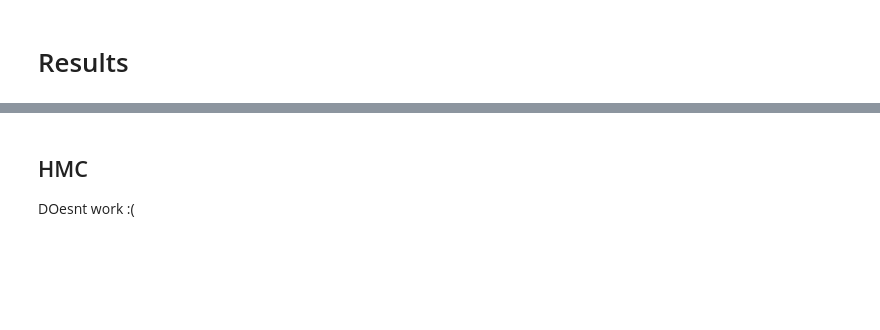
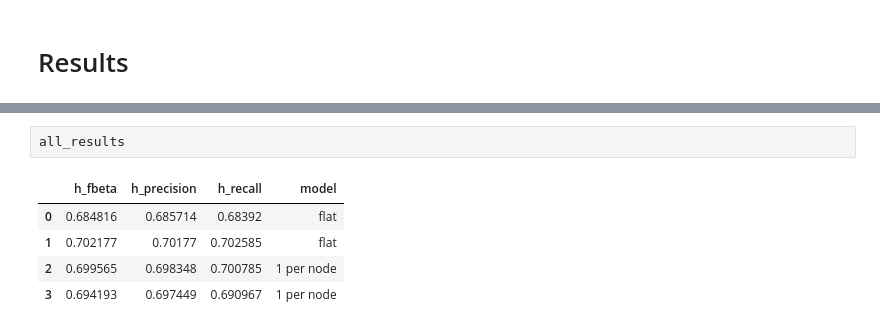
Before and after one commit to BrunoGomesCoelho/hierarquical-panda, a Jupyter notebook: experiments/top_down.ipynb, the cells around one changed output, grey strips where cells are left out. Drawn from its saved outputs; the diff is of its cells as text; blank space fills up the shorter version.

```diff
--- a/experiments/top_down.ipynb
+++ b/experiments/top_down.ipynb
@@ -413,4 +436,8 @@ def binary_per_node(df, mosquitos_hierarchy, encoding, clf):
-# %% [markdown]
-## HMC
-
-DOesnt work :(
+# %%
+all_results
+# %% [output]
+|  | h_fbeta | h_precision | h_recall | model |
+| 0 | 0.684816 | 0.685714 | 0.68392 | flat |
+| 1 | 0.702177 | 0.70177 | 0.702585 | flat |
+| 2 | 0.699565 | 0.698348 | 0.700785 | 1 per node |
+| 3 | 0.694193 | 0.697449 | 0.690967 | 1 per node |
```
Also changed, not shown: parts of 11 cells of this notebook, 16 other files.
